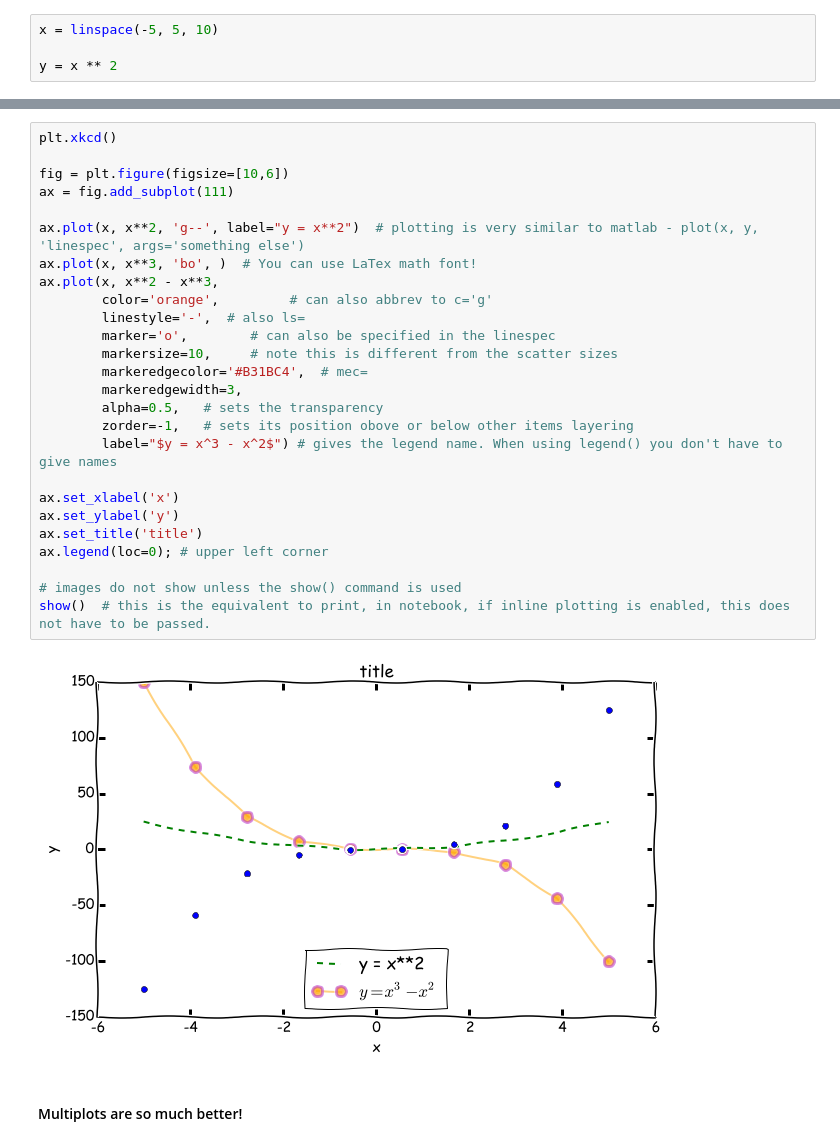
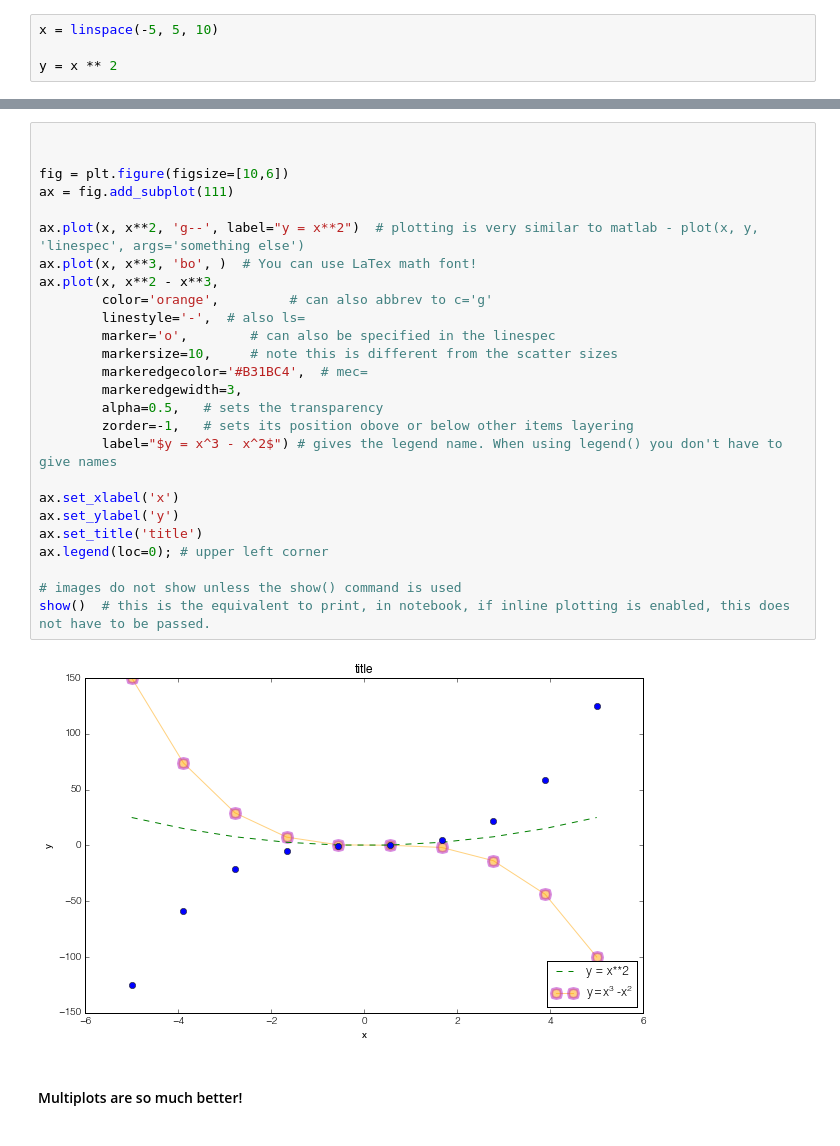
Before and after one commit to lukegre/SciPy4MAT, a Jupyter notebook: notes_ipynb/3_matplotlib.ipynb, the cells around one changed output, grey strips where cells are left out. Drawn from its saved outputs; the diff is of its cells as text.

```diff
--- a/notes_ipynb/3_matplotlib.ipynb
+++ b/notes_ipynb/3_matplotlib.ipynb
@@ -23,31 +25,31 @@ mpl.get_configdir()
 # %%
-plt.xkcd()
+
 
 fig = plt.figure(figsize=[10,6])
 ax = fig.add_subplot(111)
 
 ax.plot(x, x**2, 'g--', label="y = x**2")  # plotting is very similar to matlab - plot(x, y, 'linespec', args='something else')
 ax.plot(x, x**3, 'bo', )  # You can use LaTex math font!
 ax.plot(x, x**2 - x**3,
         color='orange',         # can also abbrev to c='g'
         linestyle='-',  # also ls=
         marker='o',        # can also be specified in the linespec
         markersize=10,     # note this is different from the scatter sizes
         markeredgecolor='#B31BC4',  # mec=
         markeredgewidth=3,
         alpha=0.5,   # sets the transparency
         zorder=-1,   # sets its position obove or below other items layering
         label="$y = x^3 - x^2$") # gives the legend name. When using legend() you don't have to give names
 
 ax.set_xlabel('x')
 ax.set_ylabel('y')
 ax.set_title('title')
 ax.legend(loc=0); # upper left corner
 
 # images do not show unless the show() command is used
 show()  # this is the equivalent to print, in notebook, if inline plotting is enabled, this does not have to be passed.
 # %% [output]
-[figure, old version]
+[figure, new version]
 # %% [markdown]
 #### Multiplots are so much better!
 # %% [markdown]
```
Also changed, not shown: parts of 7 cells of this notebook, 8 other files.
